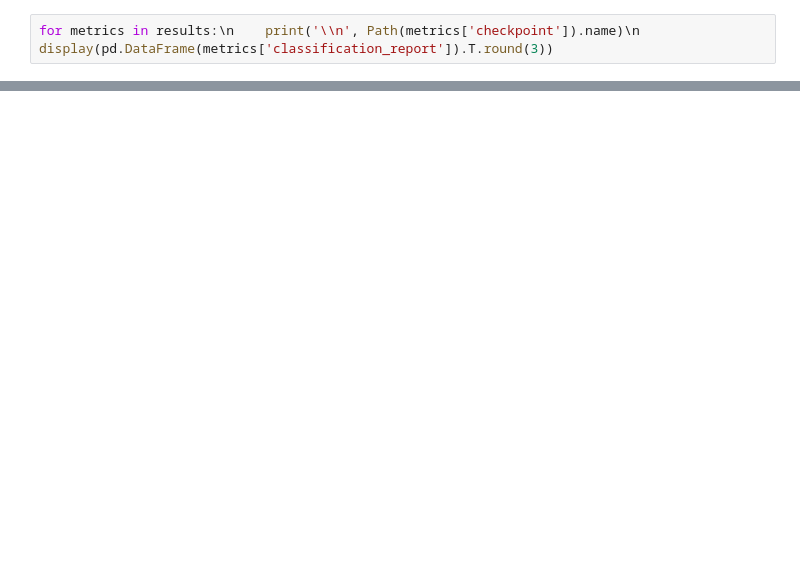
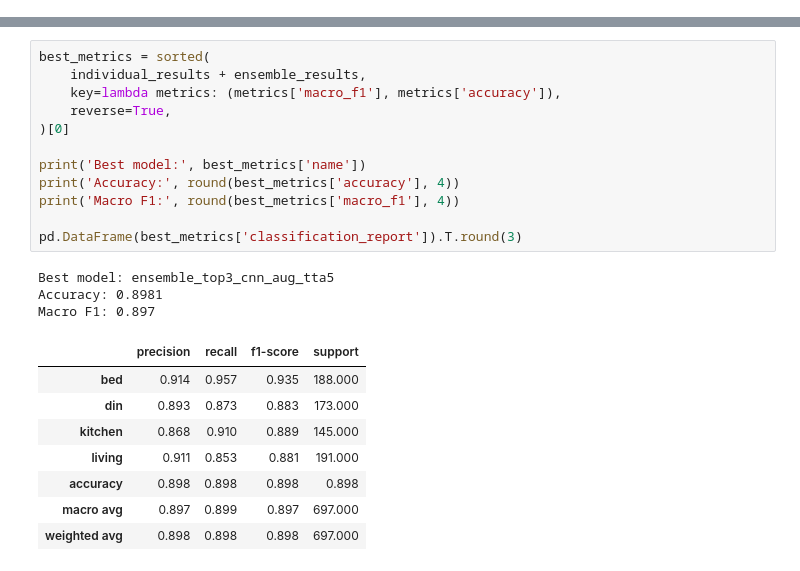
Before and after one commit to Staregai/dl_aga, a Jupyter notebook: python_training/notebooks/evaluate_trained_models.ipynb, the cells around one changed output, grey strips where cells are left out. Saved outputs shown, nothing was run; the diff lists cells and outputs as text; blank space fills up the shorter version.

```diff
--- a/python_training/notebooks/evaluate_trained_models.ipynb
+++ b/python_training/notebooks/evaluate_trained_models.ipynb
@@ -11,2 +71,0 @@ from room_classifier.evaluate import evaluate_checkpoint, plot_confusion_matrix\
-# %%
-for metrics in results:\n    print('\\n', Path(metrics['checkpoint']).name)\n    display(pd.DataFrame(metrics['classification_report']).T.round(3))
@@ -13 +248,25 @@ for metrics in results:\n    print('\\n', Path(metrics['checkpoint']).name)\n
+# %%
+best_metrics = sorted(
+    individual_results + ensemble_results,
+    key=lambda metrics: (metrics['macro_f1'], metrics['accuracy']),
+    reverse=True,
+)[0]
+
+print('Best model:', best_metrics['name'])
+print('Accuracy:', round(best_metrics['accuracy'], 4))
+print('Macro F1:', round(best_metrics['macro_f1'], 4))
+
+pd.DataFrame(best_metrics['classification_report']).T.round(3)
+# %% [output]
+Best model: ensemble_top3_cnn_aug_tta5
+Accuracy: 0.8981
+Macro F1: 0.897
+|  | precision | recall | f1-score | support |
+| bed | 0.914 | 0.957 | 0.935 | 188.000 |
+| din | 0.893 | 0.873 | 0.883 | 173.000 |
+| kitchen | 0.868 | 0.910 | 0.889 | 145.000 |
+| living | 0.911 | 0.853 | 0.881 | 191.000 |
+| accuracy | 0.898 | 0.898 | 0.898 | 0.898 |
+| macro avg | 0.897 | 0.899 | 0.897 | 697.000 |
+| weighted avg | 0.898 | 0.898 | 0.898 | 697.000 |
 # %%
```
Also changed, not shown: parts of 14 cells of this notebook.
